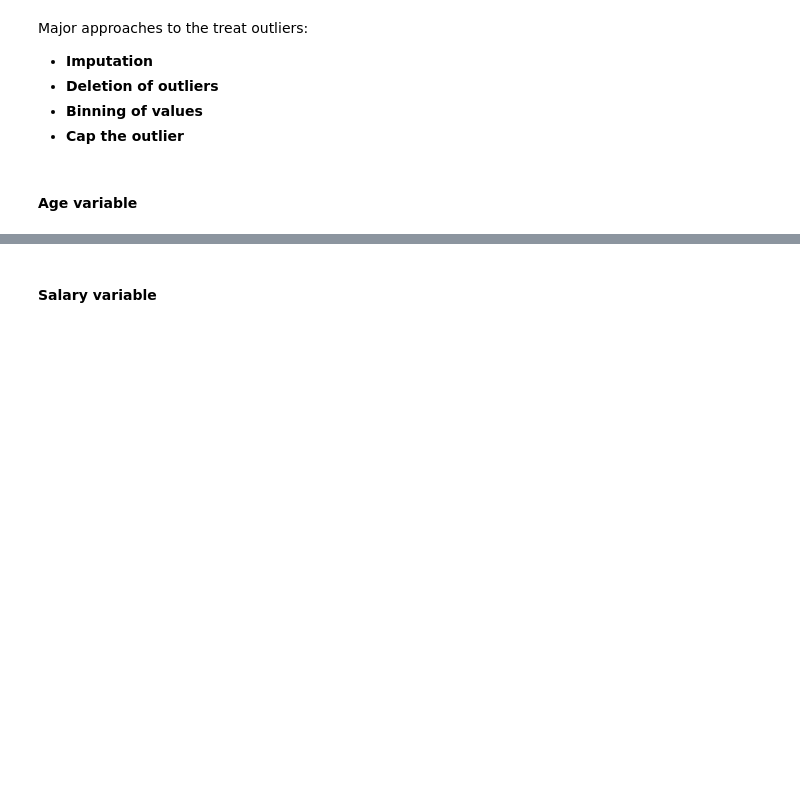
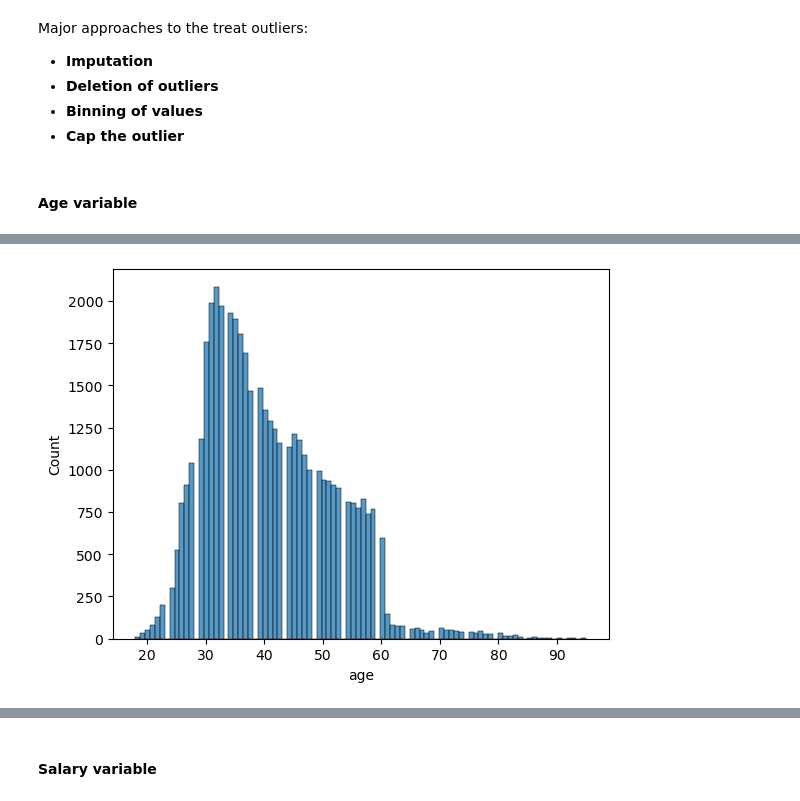
Before and after one commit to Ashik-Mohammed-S/EDA, a Jupyter notebook: Bank+Marketing+Campaign_EDA-blank+notebook.ipynb, the cells around one changed output, grey strips where cells are left out. Drawn from its saved outputs; the diff is of its cells as text; code cells hidden in the pictures; blank space fills up the shorter version.

```diff
--- a/Bank+Marketing+Campaign_EDA-blank+notebook.ipynb
+++ b/Bank+Marketing+Campaign_EDA-blank+notebook.ipynb
@@ -357,4 +368,8 @@ Major approaches to the treat outliers:
 # %%
 #plot the histogram of age variable.
+sns.histplot(inp1.age)
+plt.show()
+# %% [output]
+[figure, added]
 # %%
 #plot the boxplot of age variable.
```
Also changed, not shown: parts of 9 cells of this notebook.
